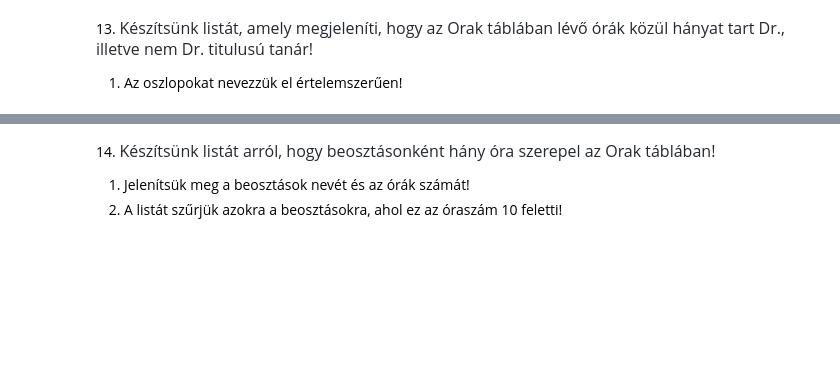
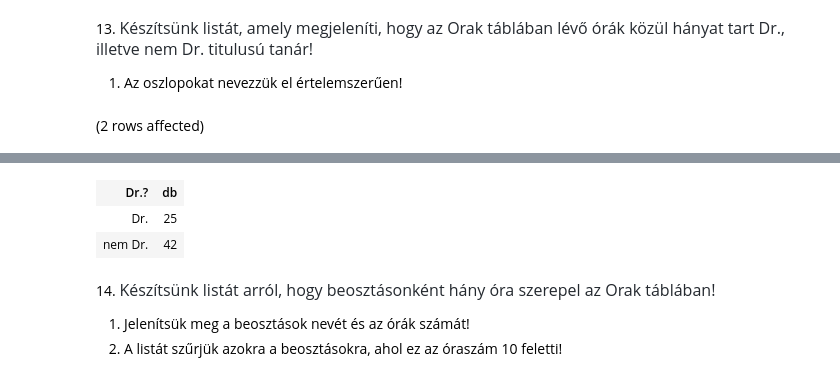
Before and after one commit to Mdorka22/gyakorlas_adatb, a Jupyter notebook: gyakorlat02_feladatok .ipynb, the cells around one changed output, grey strips where cells are left out. Drawn from its saved outputs; the diff is of its cells as text; code cells hidden in the pictures; blank space fills up the shorter version.

```diff
--- a/gyakorlat02_feladatok .ipynb
+++ b/gyakorlat02_feladatok .ipynb
@@ -280,3 +305,16 @@ Total execution time: 00:00:00.076
 13. <span style="color: rgb(36, 41, 47); font-family: -apple-system, BlinkMacSystemFont, &quot;Segoe UI&quot;, Helvetica, Arial, sans-serif, &quot;Apple Color Emoji&quot;, &quot;Segoe UI Emoji&quot;; font-size: 16px;">Készítsünk listát, amely megjeleníti, hogy az Orak táblában lévő órák közül hányat tart Dr., illetve nem Dr. titulusú tanár!</span>
 
 1. Az oszlopokat nevezzük el értelemszerűen!
+# %%
+select  case
+        when okt.titulus='Dr.' then 'Dr.'
+        else 'nem Dr.'
+        end as 'Dr.?',
+        count(o.ora_id) as 'db'
+from orak o join oktatok okt on o.tanar=okt.oktato_id
+group by case
+        when okt.titulus='Dr.' then 'Dr.'
+        else 'nem Dr.'
+        end
+# %% [output]
+(2 rows affected)
@@ -283,3 +322,6 @@ Total execution time: 00:00:00.076
+| Dr.? | db |
+| Dr. | 25 |
+| nem Dr. | 42 |
 # %% [markdown]
 14. <span style="color: rgb(36, 41, 47); font-family: -apple-system, BlinkMacSystemFont, &quot;Segoe UI&quot;, Helvetica, Arial, sans-serif, &quot;Apple Color Emoji&quot;, &quot;Segoe UI Emoji&quot;; font-size: 16px;">Készítsünk listát arról, hogy beosztásonként hány óra szerepel az Orak táblában!</span>
 
```
Also changed, not shown: parts of 2 cells of this notebook.
